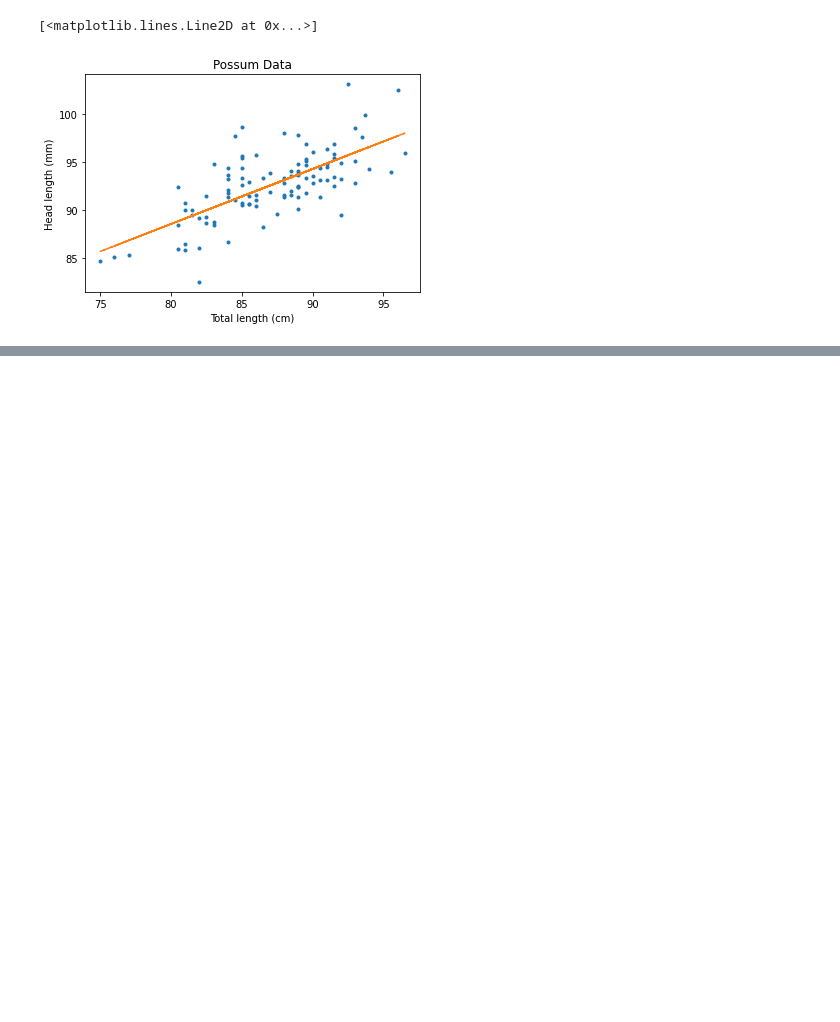
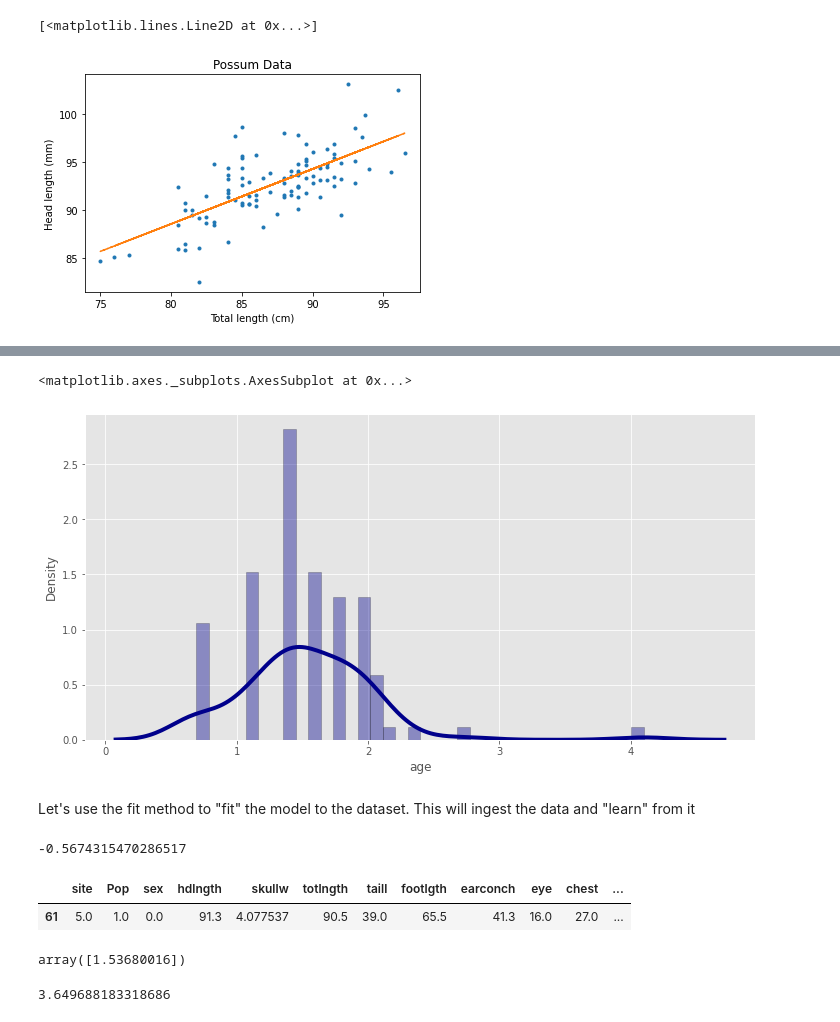
Before and after one commit to TenzinYangzom158/Machine-Learning---01, a Jupyter notebook: Lab2_LinearRegression.ipynb, the cells around one changed output, grey strips where cells are left out. Cells and saved outputs as stored; diff of their text form; code cells hidden in the pictures; blank space fills up the shorter version.

```diff
--- a/Lab2_LinearRegression.ipynb
+++ b/Lab2_LinearRegression.ipynb
@@ -69,0 +197,21 @@ Predicted headlength =  [[99.4270203]]
+# %%
+# Encode categorical variables to numeric as model cannot process text values.
+le = preprocessing.LabelEncoder()
+for name in train.columns:
+    if train[name].dtypes == 'O':
+        train[name] = train[name].astype(str)
+        le.fit(train[name])
+        train[name] = le.transform(train[name])
+# %%
+# fill missing values based on probability of occurrence
+for column in train.columns:
+    null_vals = train.isnull().values
+    a, b = np.unique(train.values[~null_vals], return_counts = 1)
+    train.loc[train[column].isna(), column] = np.random.choice(a, train[column].isnull().sum(), p = b / b.sum())
+# %%
+# It can be easily done via Numpy, just by calling the log() function on the desired column.
+# You can then just as easily check for skew:
+# Apply log transformation to reduce skewness over .75 by taking log(feature + 1)
+skewed_train = train.apply(lambda x: skew(x.dropna()))
+skewed_train = skewed_train[skewed_train > .75]
+train[skewed_train.index] = np.log1p(train[skewed_train.index])
@@ -69,0 +227,13 @@ Predicted headlength =  [[99.4270203]]
+# %%
+# Density Plot and Histogram of Age..Showcases close to normal distribution.
+import seaborn as sns
+warnings.simplefilter(action='ignore', category=FutureWarning)
+#
+plt.figure(figsize=(12,6))
+sns.distplot(train['age'], hist=True, kde=True,
+             bins=int(180/5), color = 'darkblue',
+             hist_kws={'edgecolor':'black'},
+             kde_kws={'linewidth': 4})
+# %% [output]
+<matplotlib.axes._subplots.AxesSubplot at 0x...>
+[figure, added]
@@ -69,0 +246,2 @@ Predicted headlength =  [[99.4270203]]
+# %% [markdown]
+Let's use the fit method to "fit" the model to the dataset. This will ingest the data and "learn" from it
@@ -69,0 +253,20 @@ Predicted headlength =  [[99.4270203]]
+# %%
+model.score(X_test, y_test)
+# %% [output]
+-0.5674315470286517
+# %%
+#pick a sampel to manually test it
+X_test[:1]
+# %% [output]
+|  | site | Pop | sex | hdlngth | skullw | totlngth | taill | footlgth | earconch | eye | chest | ... |
+| 61 | 5.0 | 1.0 | 0.0 | 91.3 | 4.077537 | 90.5 | 39.0 | 65.5 | 41.3 | 16.0 | 27.0 | ... |
+# %%
+model.predict(X_test[:1])
+# %% [output]
+array([1.53680016])
+# %%
+# To get the actual age we use the inverse of numpy.log1p()
+back = np.expm1(1.53680016)
+back
+# %% [output]
+3.649688183318686
```
Also changed, not shown: parts of 30 cells of this notebook.
